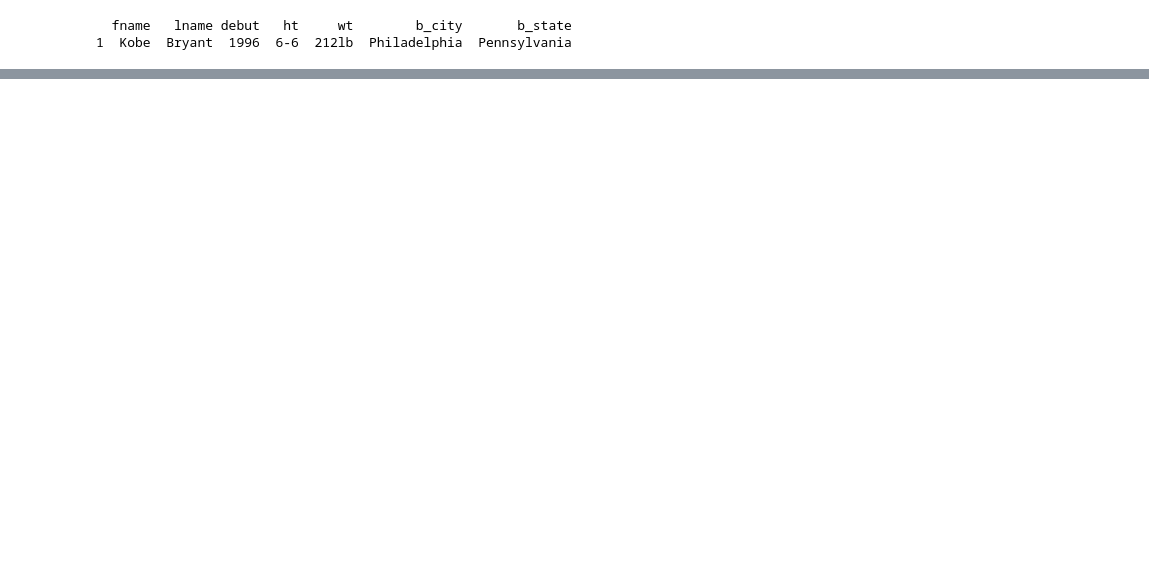
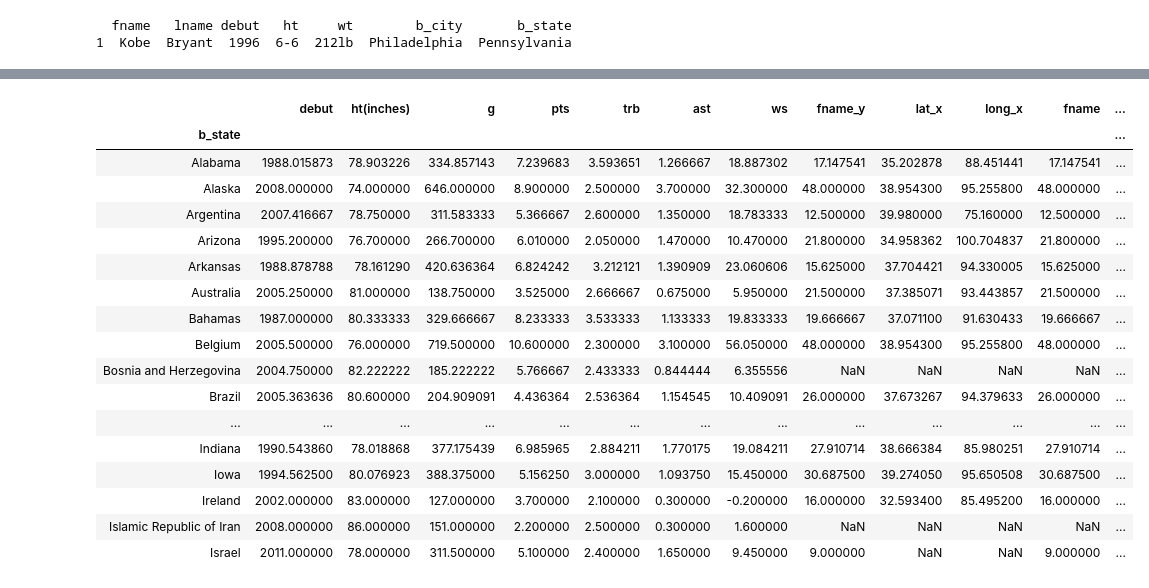
Before and after one commit to joshwmay/inst462_gibson_malik_may, a Jupyter notebook: jupyter/scrape.ipynb, the cells around one changed output, grey strips where cells are left out. Cells and saved outputs as stored; diff of their text form; code cells hidden in the pictures; blank space fills up the shorter version.

Commit message:
Updated master/scrape, created state_avg.csv

```diff
--- a/jupyter/scrape.ipynb
+++ b/jupyter/scrape.ipynb
@@ -557,0 +412,22 @@ ult2.to_csv("master2.csv")
+# %%
+mod = ult2.groupby(["b_state"]).mean()
+mod.head(50)
+# %% [output]
+|  | debut | ht(inches) | g | pts | trb | ast | ws | fname_y | lat_x | long_x | fname | ... |
+| b_state |  |  |  |  |  |  |  |  |  |  |  | ... |
+| Alabama | 1988.015873 | 78.903226 | 334.857143 | 7.239683 | 3.593651 | 1.266667 | 18.887302 | 17.147541 | 35.202878 | 88.451441 | 17.147541 | ... |
+| Alaska | 2008.000000 | 74.000000 | 646.000000 | 8.900000 | 2.500000 | 3.700000 | 32.300000 | 48.000000 | 38.954300 | 95.255800 | 48.000000 | ... |
+| Argentina | 2007.416667 | 78.750000 | 311.583333 | 5.366667 | 2.600000 | 1.350000 | 18.783333 | 12.500000 | 39.980000 | 75.160000 | 12.500000 | ... |
+| Arizona | 1995.200000 | 76.700000 | 266.700000 | 6.010000 | 2.050000 | 1.470000 | 10.470000 | 21.800000 | 34.958362 | 100.704837 | 21.800000 | ... |
+| Arkansas | 1988.878788 | 78.161290 | 420.636364 | 6.824242 | 3.212121 | 1.390909 | 23.060606 | 15.625000 | 37.704421 | 94.330005 | 15.625000 | ... |
+| Australia | 2005.250000 | 81.000000 | 138.750000 | 3.525000 | 2.666667 | 0.675000 | 5.950000 | 21.500000 | 37.385071 | 93.443857 | 21.500000 | ... |
+| Bahamas | 1987.000000 | 80.333333 | 329.666667 | 8.233333 | 3.533333 | 1.133333 | 19.833333 | 19.666667 | 37.071100 | 91.630433 | 19.666667 | ... |
+| Belgium | 2005.500000 | 76.000000 | 719.500000 | 10.600000 | 2.300000 | 3.100000 | 56.050000 | 48.000000 | 38.954300 | 95.255800 | 48.000000 | ... |
+| Bosnia and Herzegovina | 2004.750000 | 82.222222 | 185.222222 | 5.766667 | 2.433333 | 0.844444 | 6.355556 | NaN | NaN | NaN | NaN | ... |
+| Brazil | 2005.363636 | 80.600000 | 204.909091 | 4.436364 | 2.536364 | 1.154545 | 10.409091 | 26.000000 | 37.673267 | 94.379633 | 26.000000 | ... |
+| ... | ... | ... | ... | ... | ... | ... | ... | ... | ... | ... | ... | ... |
+| Indiana | 1990.543860 | 78.018868 | 377.175439 | 6.985965 | 2.884211 | 1.770175 | 19.084211 | 27.910714 | 38.666384 | 85.980251 | 27.910714 | ... |
+| Iowa | 1994.562500 | 80.076923 | 388.375000 | 5.156250 | 3.000000 | 1.093750 | 15.450000 | 30.687500 | 39.274050 | 95.650508 | 30.687500 | ... |
+| Ireland | 2002.000000 | 83.000000 | 127.000000 | 3.700000 | 2.100000 | 0.300000 | -0.200000 | 16.000000 | 32.593400 | 85.495200 | 16.000000 | ... |
+| Islamic Republic of Iran | 2008.000000 | 86.000000 | 151.000000 | 2.200000 | 2.500000 | 0.300000 | 1.600000 | NaN | NaN | NaN | NaN | ... |
+| Israel | 2011.000000 | 78.000000 | 311.500000 | 5.100000 | 2.400000 | 1.650000 | 9.450000 | 9.000000 | NaN | NaN | 9.000000 | ... |
```
Also changed, not shown: parts of 17 cells of this notebook, 2 other files.
